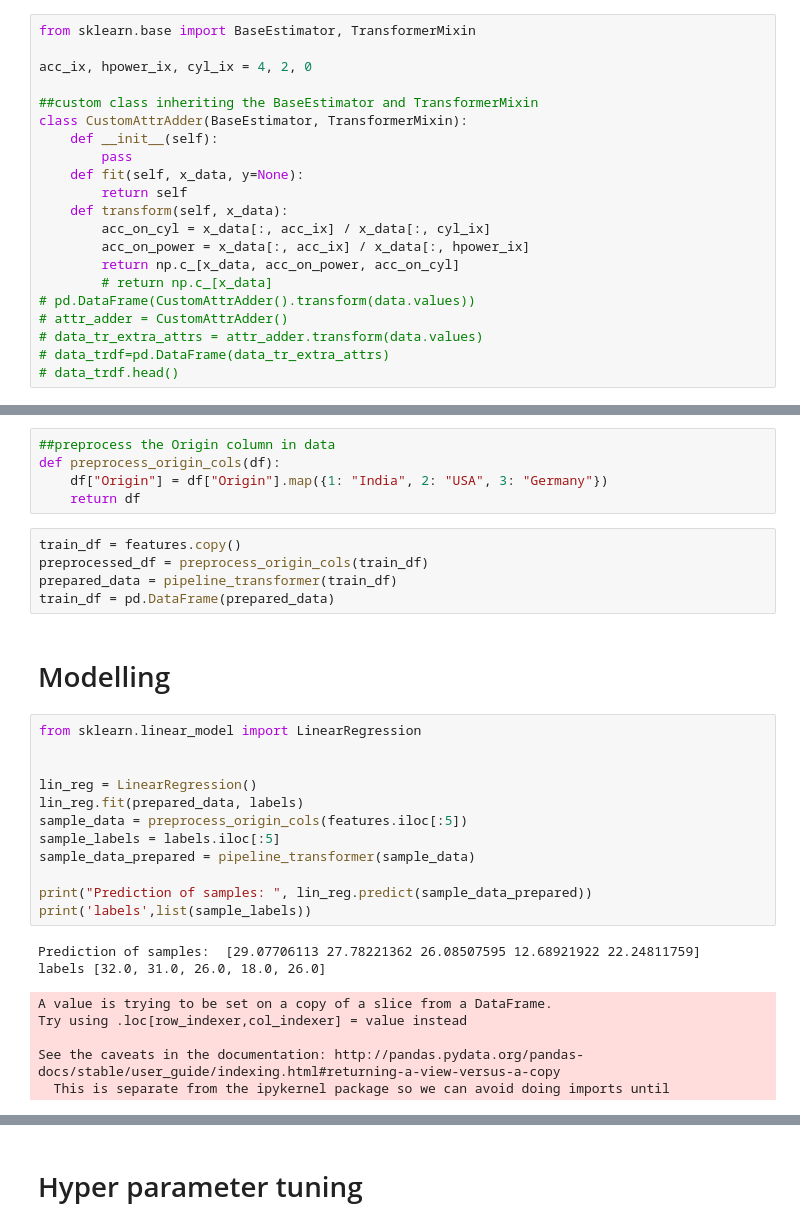
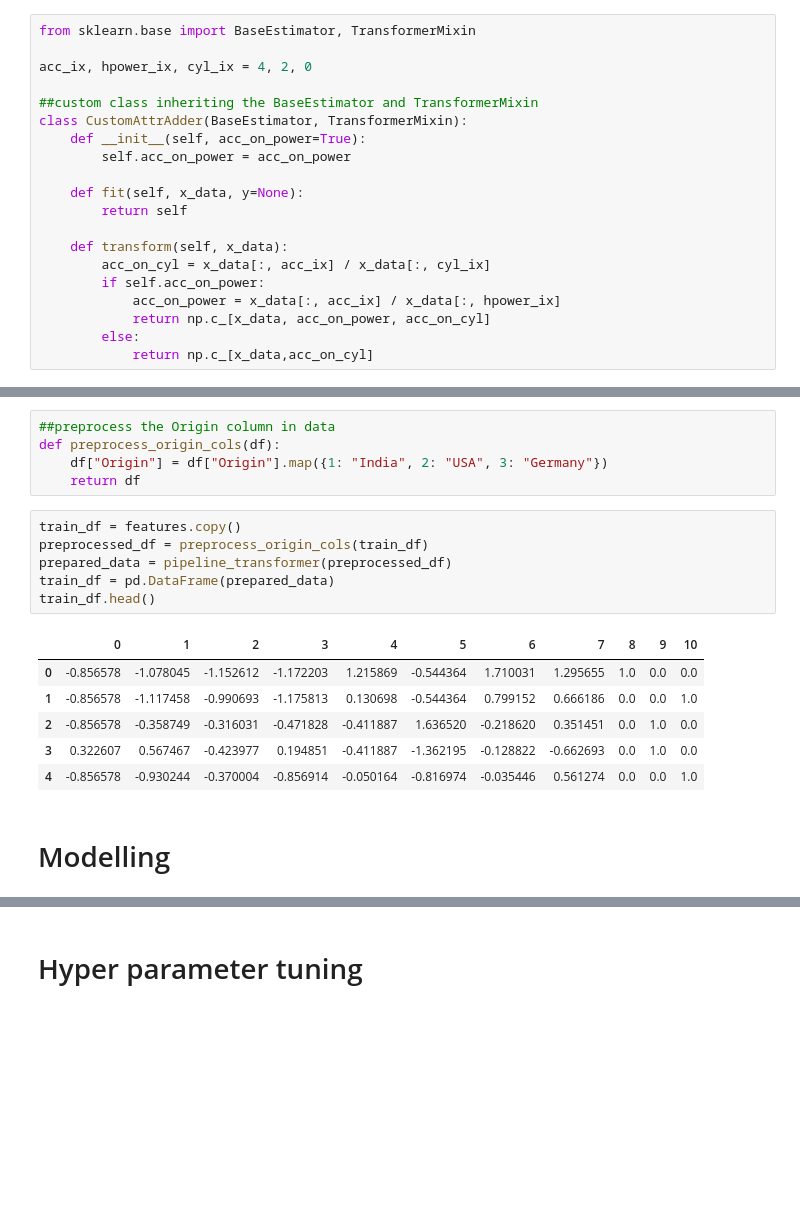
Before and after one commit to jideilori/mpg-prediction, a Jupyter notebook: notebooks/eda.ipynb, the cells around one changed output, grey strips where cells are left out. Cells and saved outputs as stored; diff of their text form; blank space fills up the shorter version.

Commit message:
added some tests and train file

```diff
--- a/notebooks/eda.ipynb
+++ b/notebooks/eda.ipynb
@@ -255,20 +264,19 @@ acc_ix, hpower_ix, cyl_ix = 4, 2, 0
 
 ##custom class inheriting the BaseEstimator and TransformerMixin
 class CustomAttrAdder(BaseEstimator, TransformerMixin):
-    def __init__(self):
-        pass
+    def __init__(self, acc_on_power=True):
+        self.acc_on_power = acc_on_power
+
     def fit(self, x_data, y=None):
         return self
+
     def transform(self, x_data):
         acc_on_cyl = x_data[:, acc_ix] / x_data[:, cyl_ix]
-        acc_on_power = x_data[:, acc_ix] / x_data[:, hpower_ix]
-        return np.c_[x_data, acc_on_power, acc_on_cyl]
-        # return np.c_[x_data]
-# pd.DataFrame(CustomAttrAdder().transform(data.values))
-# attr_adder = CustomAttrAdder()
-# data_tr_extra_attrs = attr_adder.transform(data.values)
-# data_trdf=pd.DataFrame(data_tr_extra_attrs)
-# data_trdf.head()
+        if self.acc_on_power:
+            acc_on_power = x_data[:, acc_ix] / x_data[:, hpower_ix]
+            return np.c_[x_data, acc_on_power, acc_on_cyl]
+        else:
+            return np.c_[x_data,acc_on_cyl]
 # %%
 strat_train_set.head()
 # %% [output]
@@ -351,27 +344,15 @@ def preprocess_origin_cols(df):
 # %%
 train_df = features.copy()
 preprocessed_df = preprocess_origin_cols(train_df)
-prepared_data = pipeline_transformer(train_df)
+prepared_data = pipeline_transformer(preprocessed_df)
 train_df = pd.DataFrame(prepared_data)
+train_df.head()
+# %% [output]
+|  | 0 | 1 | 2 | 3 | 4 | 5 | 6 | 7 | 8 | 9 | 10 |
+| 0 | -0.856578 | -1.078045 | -1.152612 | -1.172203 | 1.215869 | -0.544364 | 1.710031 | 1.295655 | 1.0 | 0.0 | 0.0 |
+| 1 | -0.856578 | -1.117458 | -0.990693 | -1.175813 | 0.130698 | -0.544364 | 0.799152 | 0.666186 | 0.0 | 0.0 | 1.0 |
+| 2 | -0.856578 | -0.358749 | -0.316031 | -0.471828 | -0.411887 | 1.636520 | -0.218620 | 0.351451 | 0.0 | 1.0 | 0.0 |
+| 3 | 0.322607 | 0.567467 | -0.423977 | 0.194851 | -0.411887 | -1.362195 | -0.128822 | -0.662693 | 0.0 | 1.0 | 0.0 |
+| 4 | -0.856578 | -0.930244 | -0.370004 | -0.856914 | -0.050164 | -0.816974 | -0.035446 | 0.561274 | 0.0 | 0.0 | 1.0 |
 # %% [markdown]
 # Modelling
-# %%
-from sklearn.linear_model import LinearRegression
-
-
-lin_reg = LinearRegression()
-lin_reg.fit(prepared_data, labels)
-sample_data = preprocess_origin_cols(features.iloc[:5])
-sample_labels = labels.iloc[:5]
-sample_data_prepared = pipeline_transformer(sample_data)
-
-print("Prediction of samples: ", lin_reg.predict(sample_data_prepared))
-print('labels',list(sample_labels))
-# %% [output]
-Prediction of samples:  [29.07706113 27.78221362 26.08507595 12.68921922 22.24811759]
-labels [32.0, 31.0, 26.0, 18.0, 26.0]
-A value is trying to be set on a copy of a slice from a DataFrame.
-Try using .loc[row_indexer,col_indexer] = value instead
-
-See the caveats in the documentation: http://pandas.pydata.org/pandas-docs/stable/user_guide/indexing.html#returning-a-view-versus-a-copy
-  This is separate from the ipykernel package so we can avoid doing imports until
```
Also changed, not shown: parts of 26 cells of this notebook, 8 other files.
